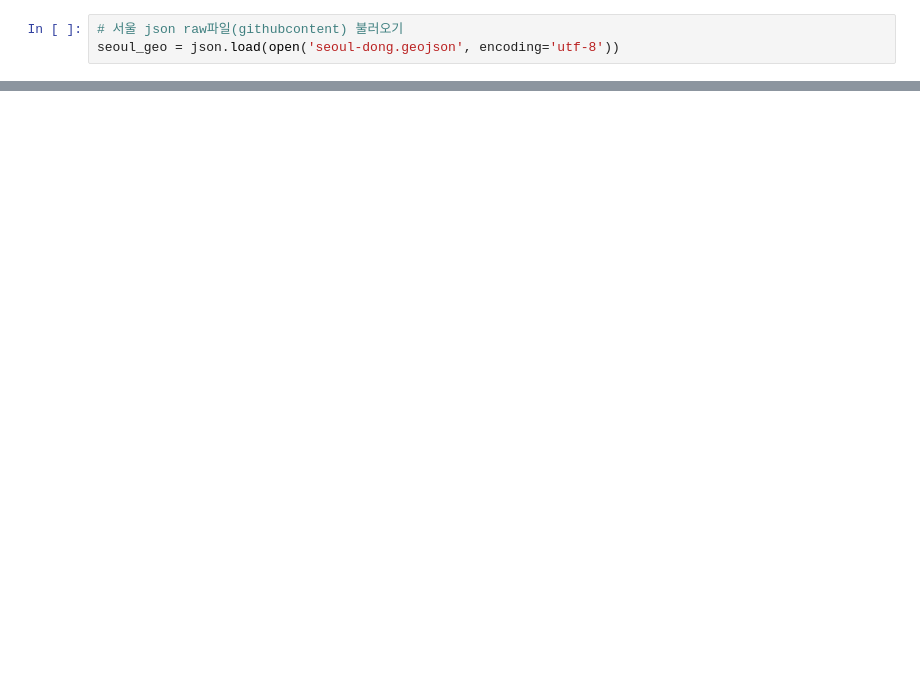
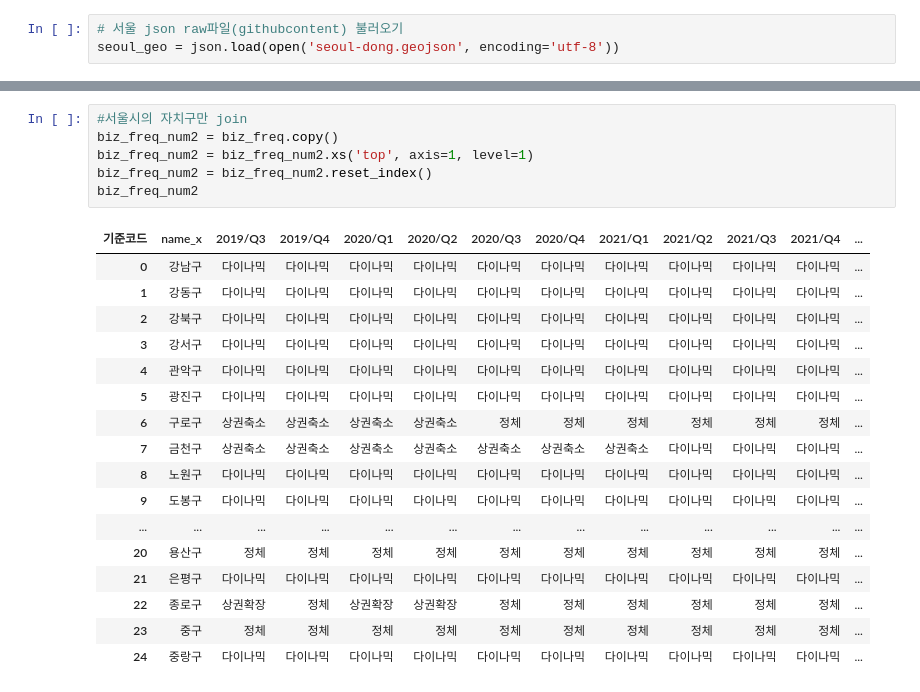
Before and after one commit to YongWanJin/KDTteam5_semiproject, a Jupyter notebook: code/상권변화지표_행정동별.ipynb, the cells around one changed output, grey strips where cells are left out. Cells and saved outputs as stored; diff of their text form; blank space fills up the shorter version.

```diff
--- a/code/상권변화지표_행정동별.ipynb
+++ b/code/상권변화지표_행정동별.ipynb
@@ -407,0 +398,24 @@ m
+# %%
+#서울시의 자치구만 join
+biz_freq_num2 = biz_freq.copy()
+biz_freq_num2 = biz_freq_num2.xs('top', axis=1, level=1)
+biz_freq_num2 = biz_freq_num2.reset_index()
+biz_freq_num2
+# %% [output]
+| 기준코드 | name_x | 2019/Q3 | 2019/Q4 | 2020/Q1 | 2020/Q2 | 2020/Q3 | 2020/Q4 | 2021/Q1 | 2021/Q2 | 2021/Q3 | 2021/Q4 | ... |
+| 0 | 강남구 | 다이나믹 | 다이나믹 | 다이나믹 | 다이나믹 | 다이나믹 | 다이나믹 | 다이나믹 | 다이나믹 | 다이나믹 | 다이나믹 | ... |
+| 1 | 강동구 | 다이나믹 | 다이나믹 | 다이나믹 | 다이나믹 | 다이나믹 | 다이나믹 | 다이나믹 | 다이나믹 | 다이나믹 | 다이나믹 | ... |
+| 2 | 강북구 | 다이나믹 | 다이나믹 | 다이나믹 | 다이나믹 | 다이나믹 | 다이나믹 | 다이나믹 | 다이나믹 | 다이나믹 | 다이나믹 | ... |
+| 3 | 강서구 | 다이나믹 | 다이나믹 | 다이나믹 | 다이나믹 | 다이나믹 | 다이나믹 | 다이나믹 | 다이나믹 | 다이나믹 | 다이나믹 | ... |
+| 4 | 관악구 | 다이나믹 | 다이나믹 | 다이나믹 | 다이나믹 | 다이나믹 | 다이나믹 | 다이나믹 | 다이나믹 | 다이나믹 | 다이나믹 | ... |
+| 5 | 광진구 | 다이나믹 | 다이나믹 | 다이나믹 | 다이나믹 | 다이나믹 | 다이나믹 | 다이나믹 | 다이나믹 | 다이나믹 | 다이나믹 | ... |
+| 6 | 구로구 | 상권축소 | 상권축소 | 상권축소 | 상권축소 | 정체 | 정체 | 정체 | 정체 | 정체 | 정체 | ... |
+| 7 | 금천구 | 상권축소 | 상권축소 | 상권축소 | 상권축소 | 상권축소 | 상권축소 | 상권축소 | 다이나믹 | 다이나믹 | 다이나믹 | ... |
+| 8 | 노원구 | 다이나믹 | 다이나믹 | 다이나믹 | 다이나믹 | 다이나믹 | 다이나믹 | 다이나믹 | 다이나믹 | 다이나믹 | 다이나믹 | ... |
+| 9 | 도봉구 | 다이나믹 | 다이나믹 | 다이나믹 | 다이나믹 | 다이나믹 | 다이나믹 | 다이나믹 | 다이나믹 | 다이나믹 | 다이나믹 | ... |
+| ... | ... | ... | ... | ... | ... | ... | ... | ... | ... | ... | ... | ... |
+| 20 | 용산구 | 정체 | 정체 | 정체 | 정체 | 정체 | 정체 | 정체 | 정체 | 정체 | 정체 | ... |
+| 21 | 은평구 | 다이나믹 | 다이나믹 | 다이나믹 | 다이나믹 | 다이나믹 | 다이나믹 | 다이나믹 | 다이나믹 | 다이나믹 | 다이나믹 | ... |
+| 22 | 종로구 | 상권확장 | 정체 | 상권확장 | 상권확장 | 정체 | 정체 | 정체 | 정체 | 정체 | 정체 | ... |
+| 23 | 중구 | 정체 | 정체 | 정체 | 정체 | 정체 | 정체 | 정체 | 정체 | 정체 | 정체 | ... |
+| 24 | 중랑구 | 다이나믹 | 다이나믹 | 다이나믹 | 다이나믹 | 다이나믹 | 다이나믹 | 다이나믹 | 다이나믹 | 다이나믹 | 다이나믹 | ... |
```
Also changed, not shown: parts of 22 cells of this notebook.
